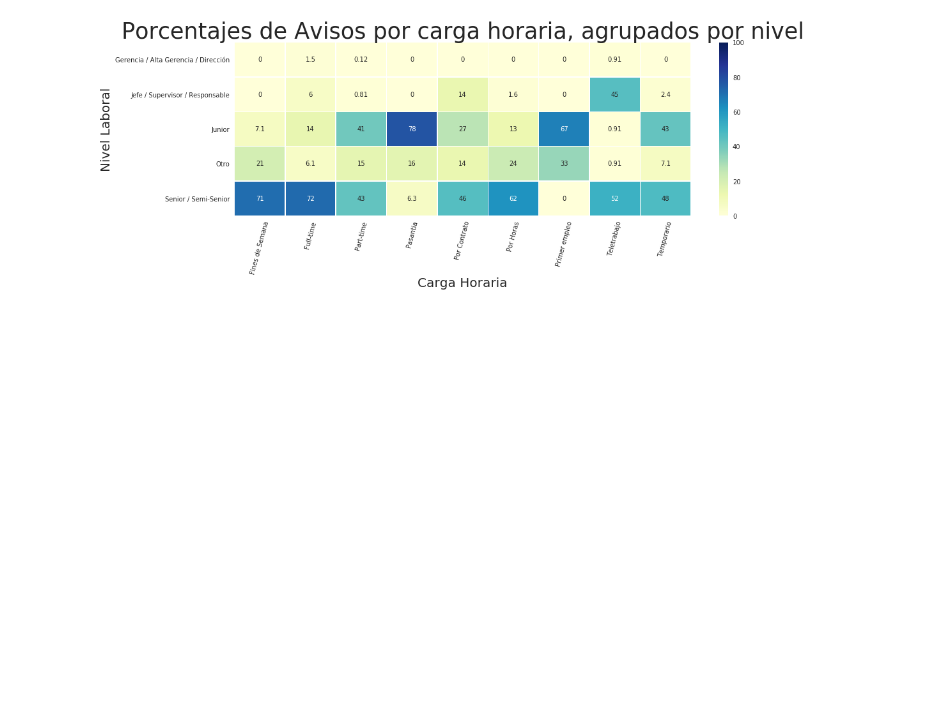
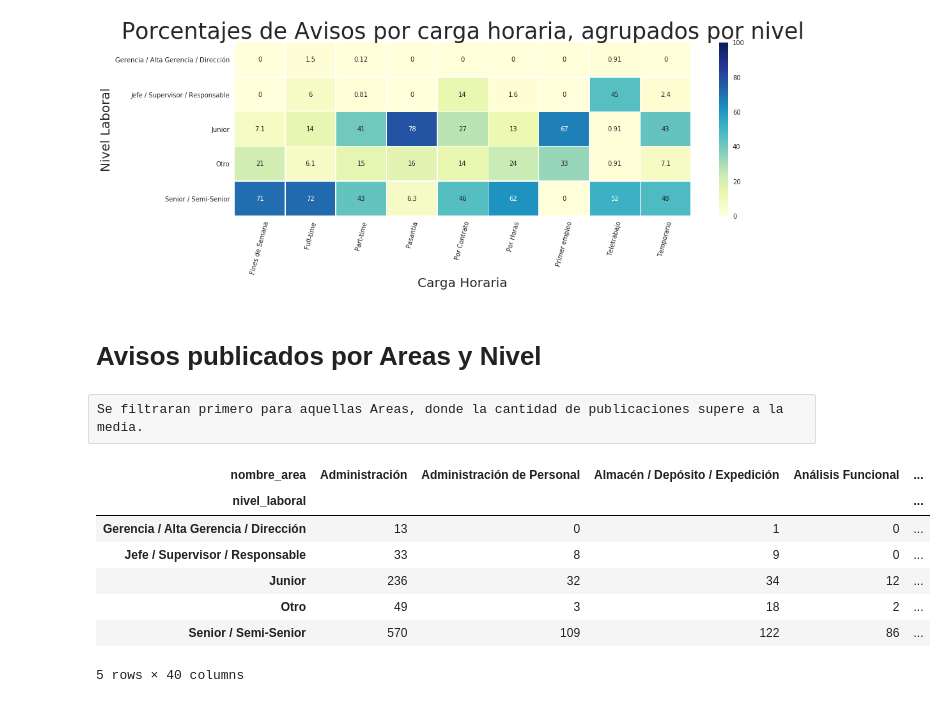
Before and after one commit to javierleyes/OrganizacionDeDatos, a Jupyter notebook: analisisMarcelo.ipynb, the cells around one changed output. Saved outputs shown, nothing was run; the diff lists cells and outputs as text; code cells hidden in the pictures; blank space fills up the shorter version.

```diff
--- a/analisisMarcelo.ipynb
+++ b/analisisMarcelo.ipynb
@@ -79,3 +79,22 @@ avisos_heatMap.set_xticklabels(labels = avisos_nivel_carga_tipo.columns.values,
  Text(7.5,0,'Teletrabajo'),
  Text(8.5,0,'Temporario')]
 [figure]
+# %% [markdown]
+# Avisos publicados por Areas y Nivel
+# %% [raw]
+Se filtraran primero para aquellas Areas, donde la cantidad de publicaciones supere a la media.
+# %%
+cant_x_area = df_avisos_detalle.groupby('nombre_area').size().reset_index(name='counts')
+filtro_area_mayor_mean = cant_x_area[cant_x_area["counts"] > cant_x_area["counts"].mean()]
+aux = pd.merge(df_avisos_detalle,filtro_area_mayor_mean,on="nombre_area",how="inner")
+cant_x_nivel = aux.groupby(['nombre_area','nivel_laboral']).size().unstack(fill_value=0).transpose()
+cant_x_nivel
+# %% [output]
+| nombre_area | Administración | Administración de Personal | Almacén / Depósito / Expedición | Análisis Funcional | ... |
+| nivel_laboral |  |  |  |  | ... |
+| Gerencia / Alta Gerencia / Dirección | 13 | 0 | 1 | 0 | ... |
+| Jefe / Supervisor / Responsable | 33 | 8 | 9 | 0 | ... |
+| Junior | 236 | 32 | 34 | 12 | ... |
+| Otro | 49 | 3 | 18 | 2 | ... |
+| Senior / Semi-Senior | 570 | 109 | 122 | 86 | ... |
+5 rows × 40 columns
```
Also changed, not shown: parts of 1 cell of this notebook.
